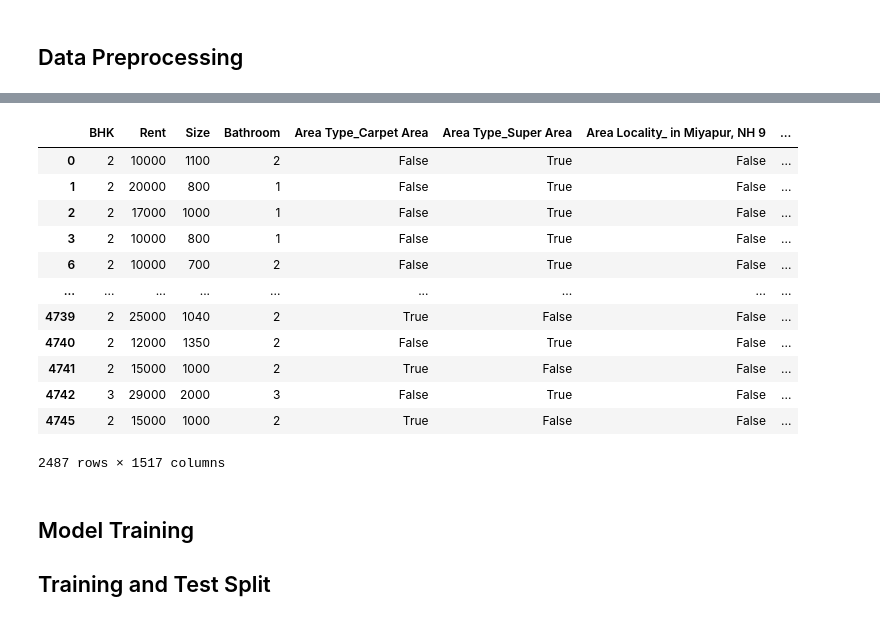
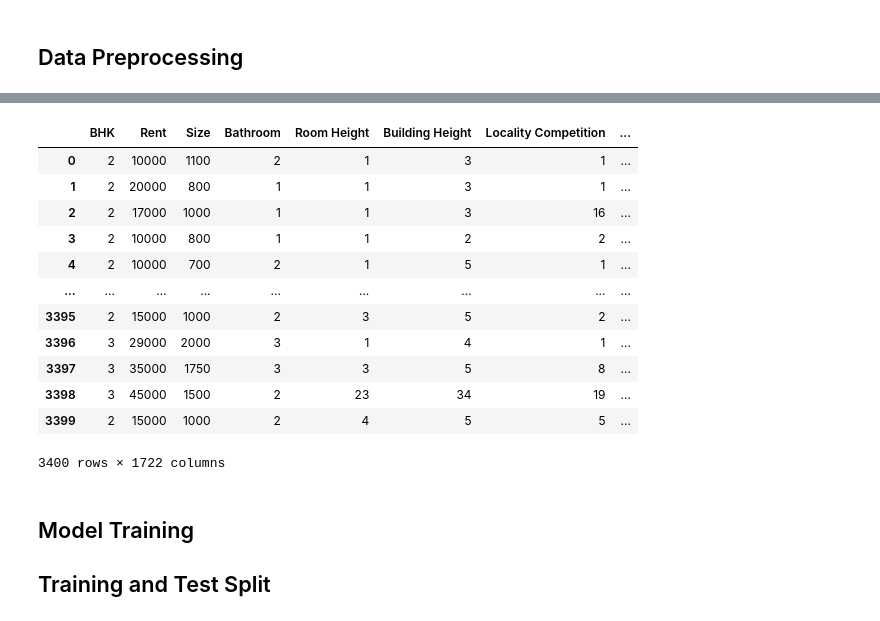
Before and after one commit to spadrejuan/CSELEC2C-LabExer1, a Jupyter notebook: Padrejuan - Lab Exercise 1 - Source Code.ipynb, the cells around one changed output, grey strips where cells are left out. Cells and saved outputs as stored; diff of their text form; code cells hidden in the pictures.

```diff
--- a/Padrejuan - Lab Exercise 1 - Source Code.ipynb
+++ b/Padrejuan - Lab Exercise 1 - Source Code.ipynb
@@ -327,0 +416,4 @@ Name: Rent, dtype: float64
+# %%
+#quantified_city = quantified_locality.drop(columns='City')
+quantified_city = quantified_locality
+quantified_city
@@ -327,0 +434,11 @@ Name: Rent, dtype: float64
+# %%
+## Quantifying Area Type
+# Group by 'Area Type' and count the number of houses in each type
+type_counts = quantified_city.groupby('Area Type').size().reset_index(name='Area Type Competition')
+
+# Merge the counts with the original dataframe based on 'Area Locality'
+quantified_city = pd.merge(quantified_city, type_counts, on='Area Type', how='left')
+# %%
+#quantified_type = quantified_city.drop(columns='Area Type')
+quantified_type = quantified_city
+quantified_type
@@ -328,5 +459,4 @@ Name: Rent, dtype: float64
 # %%
-final_data = no_rent_outliers.drop(columns=['Posted On'])
-#final_data = separated_floors
+final_data = quantified_type.drop(columns=['Posted On'])
 final_data # this will now be the final dataset for the model
 # %% [output]
@@ -352,27 +489,26 @@ def one_hot_encode(data, column, suffix=''):
 # %%
-
 final_data = one_hot_encode(final_data, 'Area Type')
-final_data = one_hot_encode(final_data, 'Area Locality', '')
+final_data = one_hot_encode(final_data, 'Area Locality')
 final_data = one_hot_encode(final_data, 'City')
 final_data = one_hot_encode(final_data, 'Furnishing Status')
 final_data = one_hot_encode(final_data, 'Tenant Preferred')
 final_data = one_hot_encode(final_data, 'Point of Contact')
-final_data = one_hot_encode(final_data, 'Floor')
+final_data = one_hot_encode(final_data, 'Building Classification')
 final_data
 # %% [output]
-|  | BHK | Rent | Size | Bathroom | Area Type_Carpet Area | Area Type_Super Area | Area Locality_ in Miyapur, NH 9 | ... |
-| 0 | 2 | 10000 | 1100 | 2 | False | True | False | ... |
-| 1 | 2 | 20000 | 800 | 1 | False | True | False | ... |
-| 2 | 2 | 17000 | 1000 | 1 | False | True | False | ... |
-| 3 | 2 | 10000 | 800 | 1 | False | True | False | ... |
-| 6 | 2 | 10000 | 700 | 2 | False | True | False | ... |
+|  | BHK | Rent | Size | Bathroom | Room Height | Building Height | Locality Competition | ... |
+| 0 | 2 | 10000 | 1100 | 2 | 1 | 3 | 1 | ... |
+| 1 | 2 | 20000 | 800 | 1 | 1 | 3 | 1 | ... |
+| 2 | 2 | 17000 | 1000 | 1 | 1 | 3 | 16 | ... |
+| 3 | 2 | 10000 | 800 | 1 | 1 | 2 | 2 | ... |
+| 4 | 2 | 10000 | 700 | 2 | 1 | 5 | 1 | ... |
 | ... | ... | ... | ... | ... | ... | ... | ... | ... |
-| 4739 | 2 | 25000 | 1040 | 2 | True | False | False | ... |
-| 4740 | 2 | 12000 | 1350 | 2 | False | True | False | ... |
-| 4741 | 2 | 15000 | 1000 | 2 | True | False | False | ... |
-| 4742 | 3 | 29000 | 2000 | 3 | False | True | False | ... |
-| 4745 | 2 | 15000 | 1000 | 2 | True | False | False | ... |
+| 3395 | 2 | 15000 | 1000 | 2 | 3 | 5 | 2 | ... |
+| 3396 | 3 | 29000 | 2000 | 3 | 1 | 4 | 1 | ... |
+| 3397 | 3 | 35000 | 1750 | 3 | 3 | 5 | 8 | ... |
+| 3398 | 3 | 45000 | 1500 | 2 | 23 | 34 | 19 | ... |
+| 3399 | 2 | 15000 | 1000 | 2 | 4 | 5 | 5 | ... |
-2487 rows × 1517 columns
+3400 rows × 1722 columns
 # %% [markdown]
 ## Model Training
 ## Training and Test Split
```
Also changed, not shown: parts of 26 cells of this notebook.
